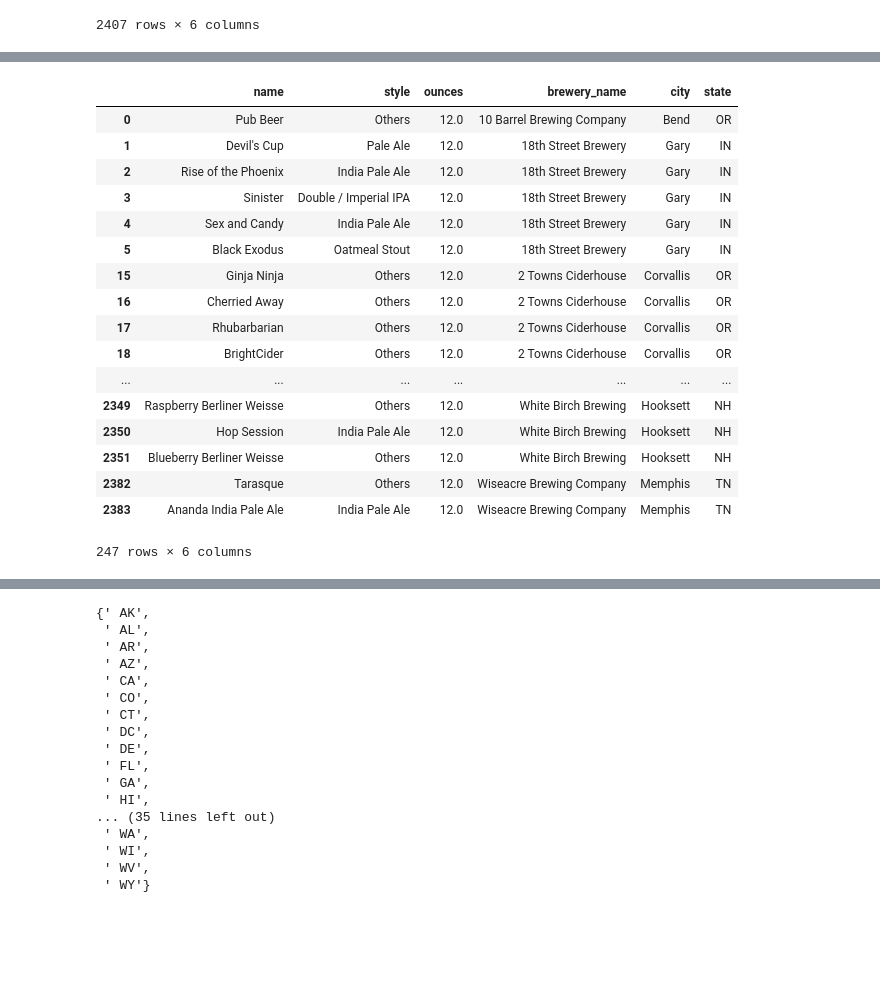
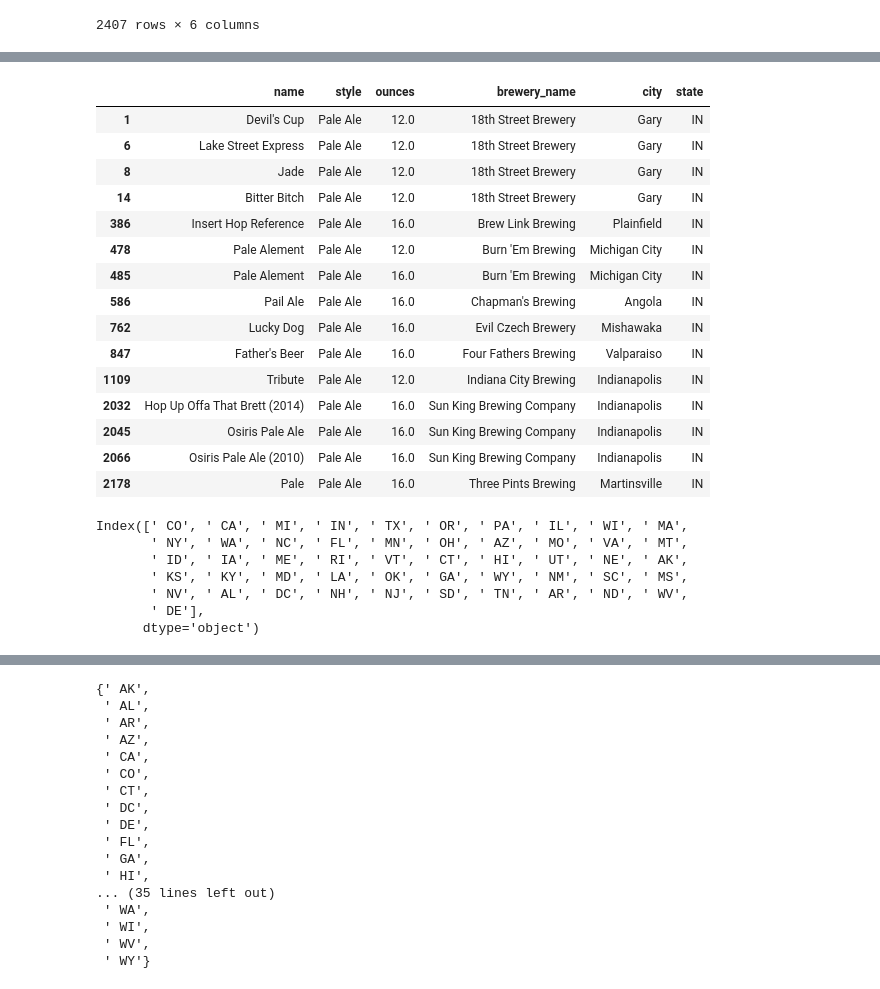
Before and after one commit to Ovion/Beer_pairing-Pipeline_project, a Jupyter notebook: Pruebas CC Untitled.ipynb, the cells around one changed output, grey strips where cells are left out. Saved outputs shown, nothing was run; the diff lists cells and outputs as text; code cells hidden in the pictures; blank space fills up the shorter version.

Commit message:
Corregido state

```diff
--- a/Pruebas CC Untitled.ipynb
+++ b/Pruebas CC Untitled.ipynb
@@ -50,21 +55,29 @@ lst_states = set([e for e in df_cc['state']])
+# %%
+df_cc.loc [(df_cc['state']=='IN')&(df_cc['style']=='Pale Ale')]
+# %% [output]
+|  | name | style | ounces | brewery_name | city | state |
+| 1 | Devil's Cup | Pale Ale | 12.0 | 18th Street Brewery | Gary | IN |
+| 6 | Lake Street Express | Pale Ale | 12.0 | 18th Street Brewery | Gary | IN |
+| 8 | Jade | Pale Ale | 12.0 | 18th Street Brewery | Gary | IN |
+| 14 | Bitter Bitch | Pale Ale | 12.0 | 18th Street Brewery | Gary | IN |
+| 386 | Insert Hop Reference | Pale Ale | 16.0 | Brew Link Brewing | Plainfield | IN |
+| 478 | Pale Alement | Pale Ale | 12.0 | Burn 'Em Brewing | Michigan City | IN |
+| 485 | Pale Alement | Pale Ale | 16.0 | Burn 'Em Brewing | Michigan City | IN |
+| 586 | Pail Ale | Pale Ale | 16.0 | Chapman's Brewing | Angola | IN |
+| 762 | Lucky Dog | Pale Ale | 16.0 | Evil Czech Brewery | Mishawaka | IN |
+| 847 | Father's Beer | Pale Ale | 16.0 | Four Fathers Brewing | Valparaiso | IN |
+| 1109 | Tribute | Pale Ale | 12.0 | Indiana City Brewing | Indianapolis | IN |
+| 2032 | Hop Up Offa That Brett (2014) | Pale Ale | 16.0 | Sun King Brewing Company | Indianapolis | IN |
+| 2045 | Osiris Pale Ale | Pale Ale | 16.0 | Sun King Brewing Company | Indianapolis | IN |
+| 2066 | Osiris Pale Ale (2010) | Pale Ale | 16.0 | Sun King Brewing Company | Indianapolis | IN |
+| 2178 | Pale | Pale Ale | 16.0 | Three Pints Brewing | Martinsville | IN |
 # %%
-df_cc.groupby(['state']).head()
+df_cc['state'].value_counts().index
 # %% [output]
-|  | name | style | ounces | brewery_name | city | state |
-| 0 | Pub Beer | Others | 12.0 | 10 Barrel Brewing Company | Bend | OR |
-| 1 | Devil's Cup | Pale Ale | 12.0 | 18th Street Brewery | Gary | IN |
-| 2 | Rise of the Phoenix | India Pale Ale | 12.0 | 18th Street Brewery | Gary | IN |
-| 3 | Sinister | Double / Imperial IPA | 12.0 | 18th Street Brewery | Gary | IN |
-| 4 | Sex and Candy | India Pale Ale | 12.0 | 18th Street Brewery | Gary | IN |
-| 5 | Black Exodus | Oatmeal Stout | 12.0 | 18th Street Brewery | Gary | IN |
-| 15 | Ginja Ninja | Others | 12.0 | 2 Towns Ciderhouse | Corvallis | OR |
-| 16 | Cherried Away | Others | 12.0 | 2 Towns Ciderhouse | Corvallis | OR |
-| 17 | Rhubarbarian | Others | 12.0 | 2 Towns Ciderhouse | Corvallis | OR |
-| 18 | BrightCider | Others | 12.0 | 2 Towns Ciderhouse | Corvallis | OR |
-| ... | ... | ... | ... | ... | ... | ... |
-| 2349 | Raspberry Berliner Weisse | Others | 12.0 | White Birch Brewing | Hooksett | NH |
-| 2350 | Hop Session | India Pale Ale | 12.0 | White Birch Brewing | Hooksett | NH |
-| 2351 | Blueberry Berliner Weisse | Others | 12.0 | White Birch Brewing | Hooksett | NH |
-| 2382 | Tarasque | Others | 12.0 | Wiseacre Brewing Company | Memphis | TN |
-| 2383 | Ananda India Pale Ale | India Pale Ale | 12.0 | Wiseacre Brewing Company | Memphis | TN |
-247 rows × 6 columns
+Index([' CO', ' CA', ' MI', ' IN', ' TX', ' OR', ' PA', ' IL', ' WI', ' MA',
+       ' NY', ' WA', ' NC', ' FL', ' MN', ' OH', ' AZ', ' MO', ' VA', ' MT',
+       ' ID', ' IA', ' ME', ' RI', ' VT', ' CT', ' HI', ' UT', ' NE', ' AK',
+       ' KS', ' KY', ' MD', ' LA', ' OK', ' GA', ' WY', ' NM', ' SC', ' MS',
+       ' NV', ' AL', ' DC', ' NH', ' NJ', ' SD', ' TN', ' AR', ' ND', ' WV',
+       ' DE'],
+      dtype='object')
```
Also changed, not shown: parts of 2 cells of this notebook, 2 other files.
